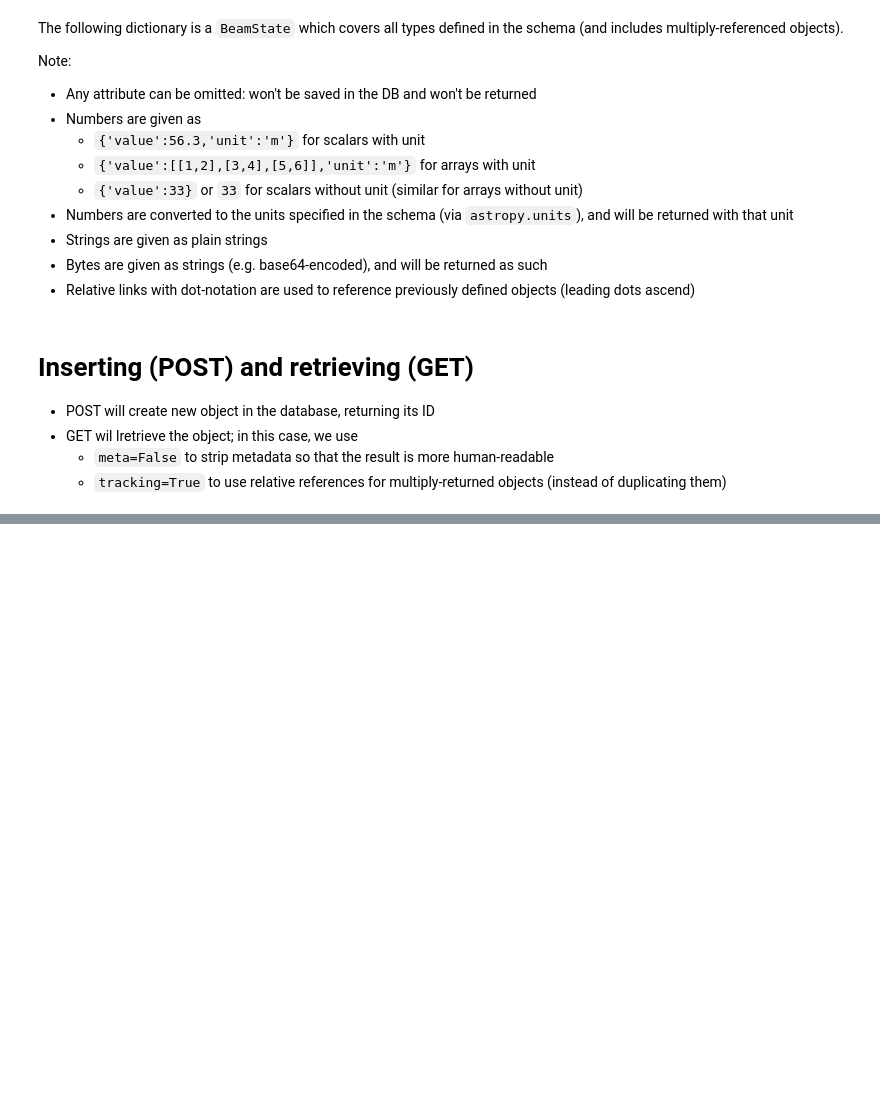
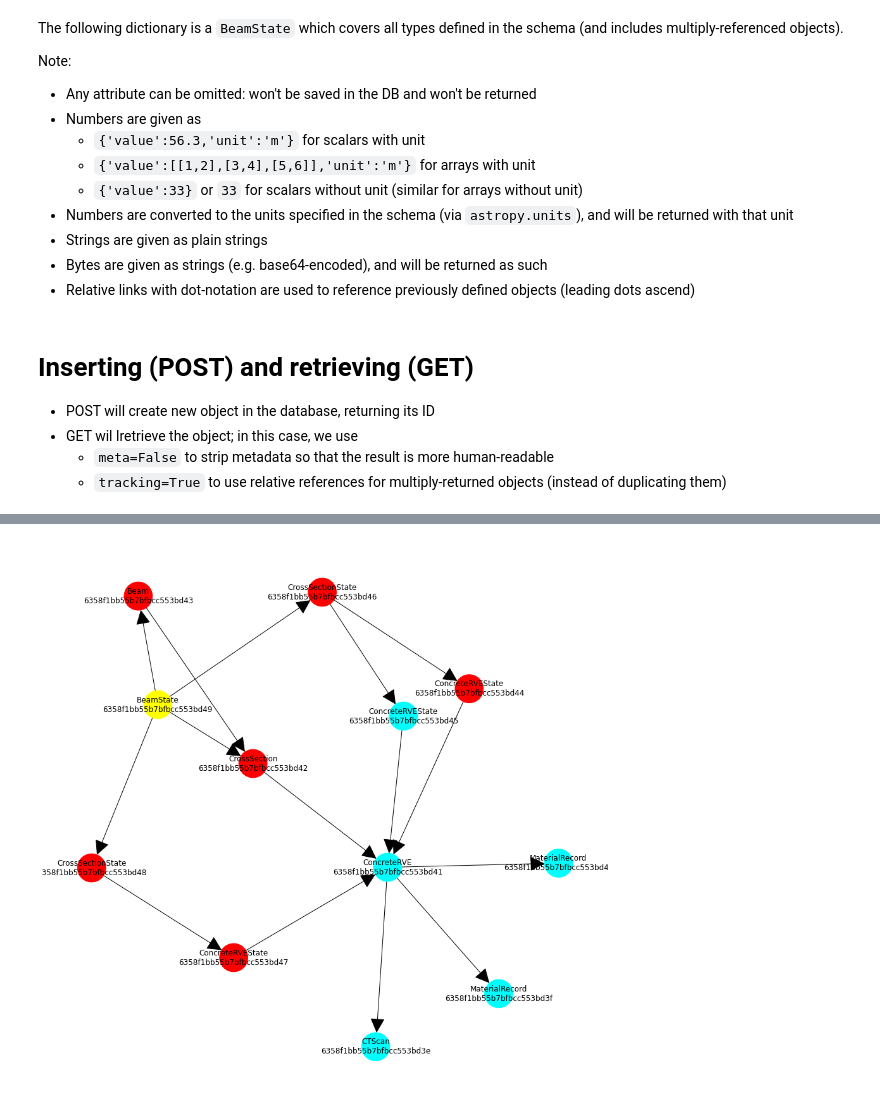
Before and after one commit to mupif/EDM, a Jupyter notebook: jupyter/04-dms-data.ipynb, the cells around one changed output, grey strips where cells are left out. Cells and saved outputs as stored; diff of their text form; code cells hidden in the pictures; blank space fills up the shorter version.

```diff
--- a/jupyter/04-dms-data.ipynb
+++ b/jupyter/04-dms-data.ipynb
@@ -148,0 +173,23 @@ get(f'dms0/BeamState/{ID}',tracking=True);
+# %%
+mods='cs.rvePositions csState[0].bendingMoment csState[0].eps_axial csState[0].rveStates[0].sigmaHom csState[1].rveStates[0].epsHom'
+# get safe links including klass names (for graphing)
+safe_debug=get(f'{DB}/BeamState/{ID}/safe-links',paths=mods,debug=True,no_show=True)
+safe=get(f'{DB}/BeamState/{ID}/safe-links',paths=mods,no_show=True)
+
+fig,ax=plt.subplots(1,1,figsize=(16,16))
+
+# coloring function
+def n_c(n):
+    if n.endswith(ID): return 'yellow'
+    if n in safe_debug: return 'cyan'
+    return 'red'
+
+nx.draw(
+    G,ax=ax,with_labels=True,
+    node_size=2000,
+    pos=pydot_layout(G),
+    arrowsize=50,
+    node_color=[n_c(n) for n in G.nodes]
+)
+# %% [output]
+[figure, added]
```
Also changed, not shown: parts of 8 cells of this notebook, 3 other files.
